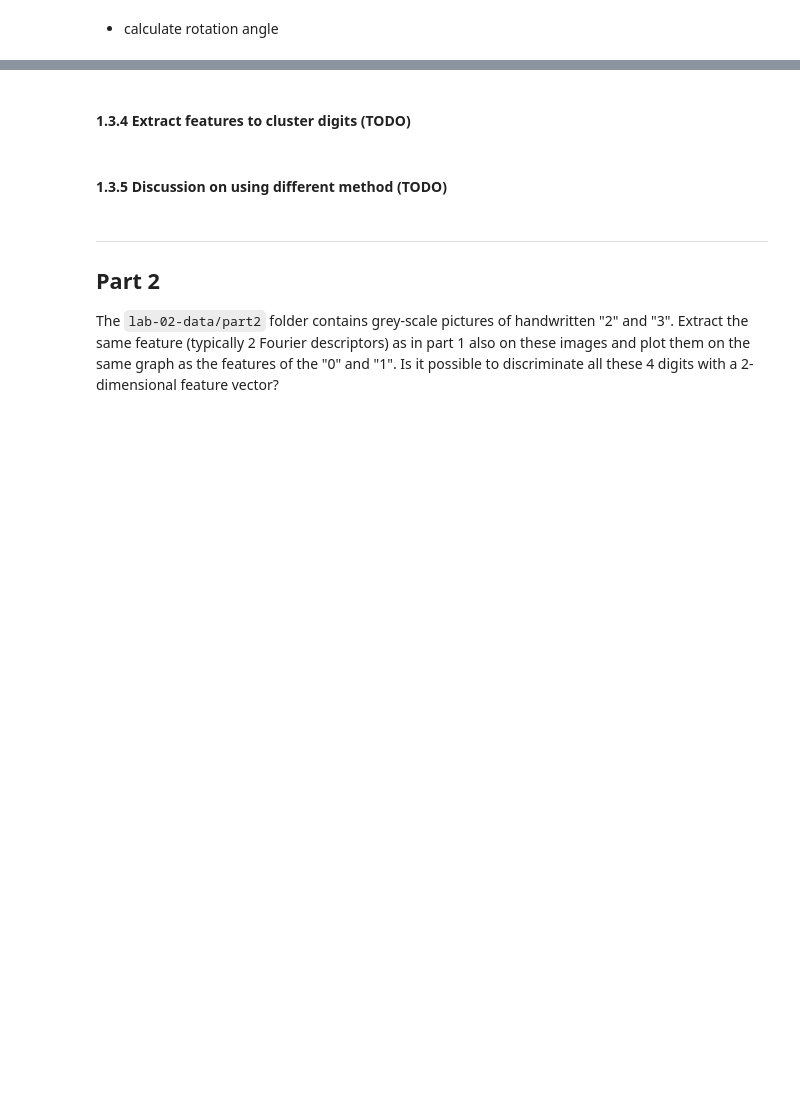
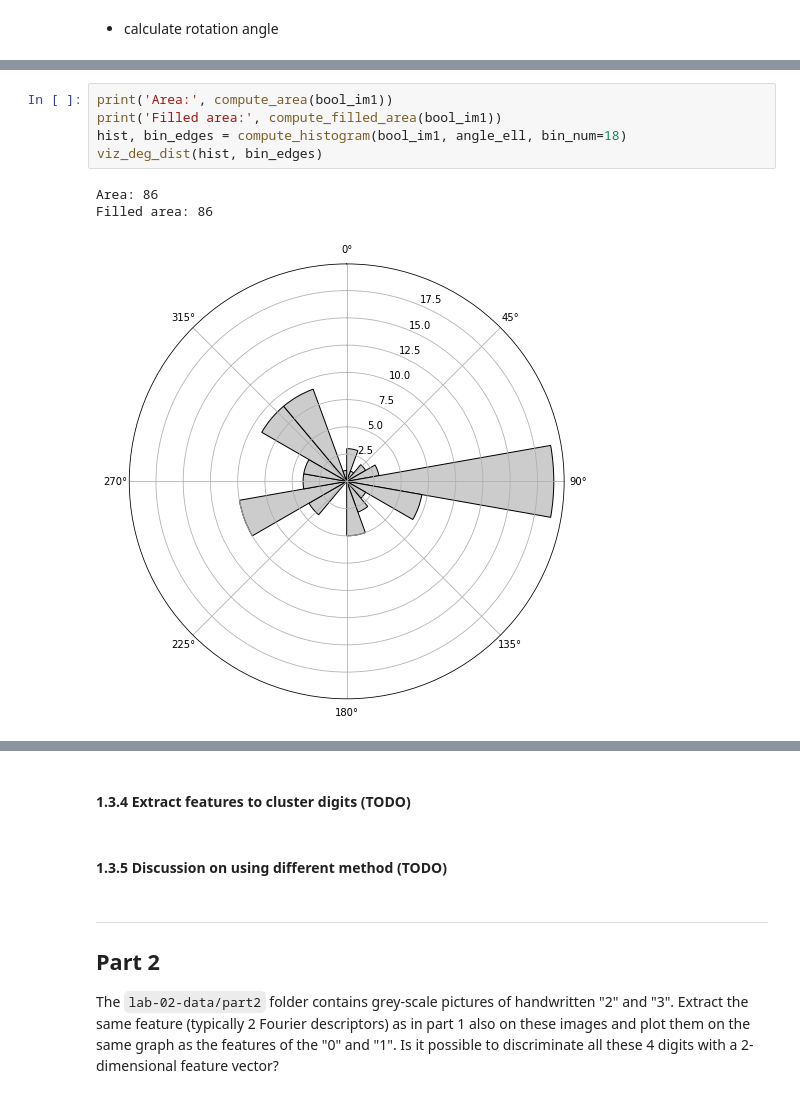
Before and after one commit to LTS5/iapr, a Jupyter notebook: labs/lab_02_object_description.ipynb, the cells around one changed output, grey strips where cells are left out. Saved outputs shown, nothing was run; the diff lists cells and outputs as text; blank space fills up the shorter version.

```diff
--- a/labs/lab_02_object_description.ipynb
+++ b/labs/lab_02_object_description.ipynb
@@ -626,0 +681,9 @@ Text(0.5, 1.0, 'cv_image')
+# %%
+print('Area:', compute_area(bool_im1))
+print('Filled area:', compute_filled_area(bool_im1))
+hist, bin_edges = compute_histogram(bool_im1, angle_ell, bin_num=18)
+viz_deg_dist(hist, bin_edges)
+# %% [output]
+Area: 86
+Filled area: 86
+[figure, added]
```
Also changed, not shown: parts of 6 cells of this notebook.
